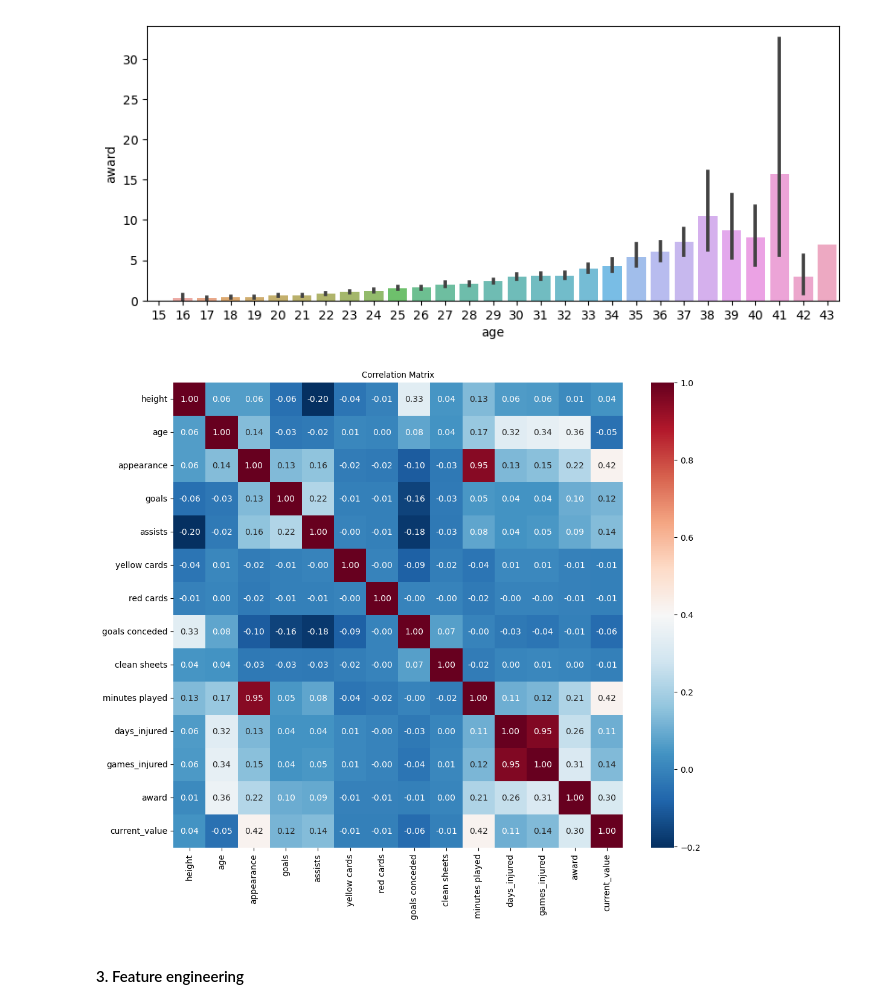
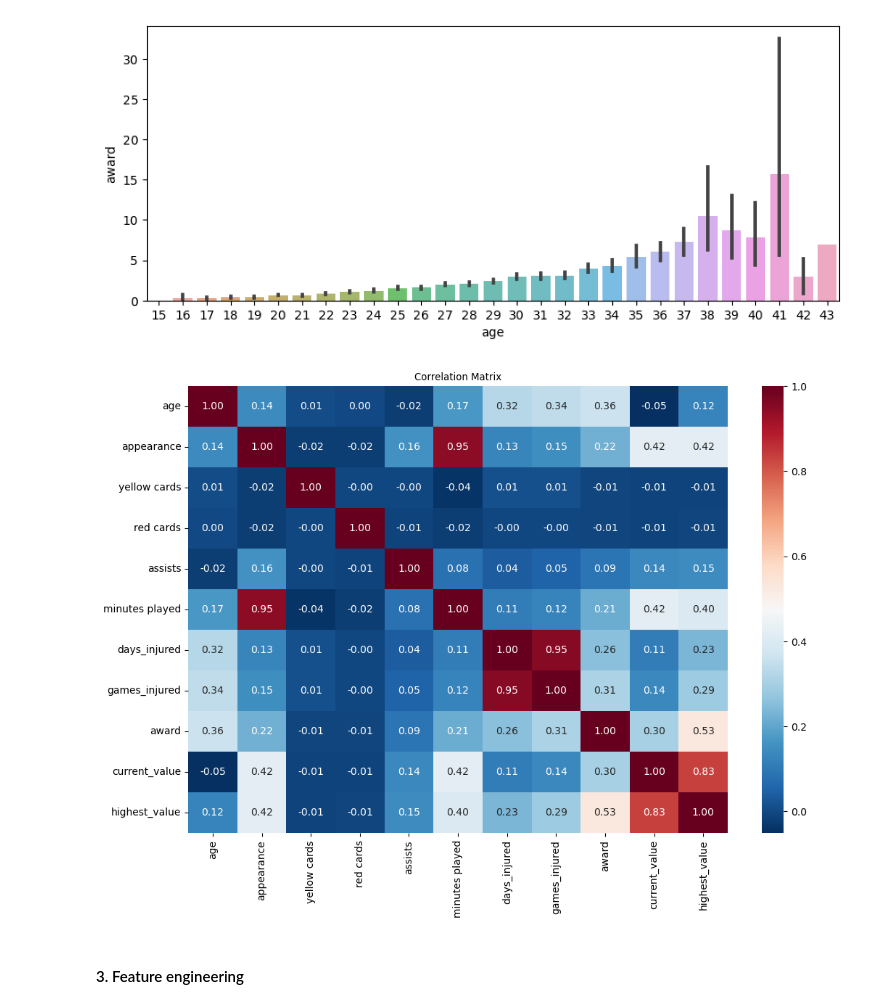
Before and after one commit to Tuwaiq-DS-ML-bootcamp-V-6/Use-case-7, a Jupyter notebook: EDA explain template.ipynb, the cells around one changed output. Cells and saved outputs as stored; diff of their text form; code cells hidden in the pictures.

```diff
--- a/EDA explain template.ipynb
+++ b/EDA explain template.ipynb
@@ -155,2 +151,0 @@ df.head(3)
-# %%
-df = df.drop('player', axis=1)
@@ -208,7 +219,8 @@ Verify that the data is correct and precise. This could involve comparing data s
 df['height'] = df['height'].astype('int')
 df['age'] = df['age'].astype('int')
 # %%
-def detect(df):
+
+'''def detect(df):
 
     outliers = {}
 
@@ -233,5 +245,5 @@ outliers = detect(df)
 
 for col, values in outliers.items():
     if values:
-        print(f"Outliers in '{col}' column: {values}")
+        print(f"Outliers in '{col}' column: {values}") '''
 # %% [output]
@@ -253,5 +251,5 @@ Outliers in 'highest_value' column: [70000000, 22000000, 50000000, 80000000, 700
 # %%
-def detect(df):
+'''def detect(df):
 
     outliers = {}
 
@@ -268,4 +266,4 @@ outliers = detect(df)
 
 for col, values in outliers.items():
     if values:
-        print(f"Outliers in '{col}' column: {values}")
+        print(f"Outliers in '{col}' column: {values}")'''
@@ -272,5 +272,5 @@ for col, values in outliers.items():
 # %%
-def detect(df):
+'''def detect(df):
     outliers = {}
 
     for col in df.columns:
@@ -289,5 +289,5 @@ outliers = detect(df)
 
 for col, values in outliers.items():
     if values:
-        print(f"Outliers in '{col}' column: {values}")
+        print(f"Outliers in '{col}' column: {values}")'''
 # %% [output]
@@ -391,17 +358,17 @@ sns.barplot(data=df, x='age', y='award', alpha=.8)
 <AxesSubplot: xlabel='age', ylabel='award'>
 [figure]
 # %%
-columns = ['height', 'age', 'appearance', 'goals', 'assists', 'yellow cards',
-            'red cards', 'goals conceded', 'clean sheets',
-           'minutes played', 'days_injured', 'games_injured', 'award', 'current_value']
-plt.figure(figsize=(12, 10))
+columns = [ 'age', 'appearance',  'yellow cards',
+            'red cards','assists',
+           'minutes played', 'days_injured', 'games_injured', 'award', 'current_value','highest_value']
+plt.figure(figsize=(12, 8))
 sns.heatmap(df[columns].corr(), annot=True, fmt='.2f', cmap='RdBu_r', cbar=True)
 plt.xticks(rotation=90)
 plt.rcParams.update({'font.size': 8})
 plt.title('Correlation Matrix')
 plt.show()
 # %% [output]
-[figure, old version]
+[figure, new version]
 # %% [markdown]
 #### 3. Feature engineering
 # %% [markdown]
```
Also changed, not shown: parts of 52 cells of this notebook.
